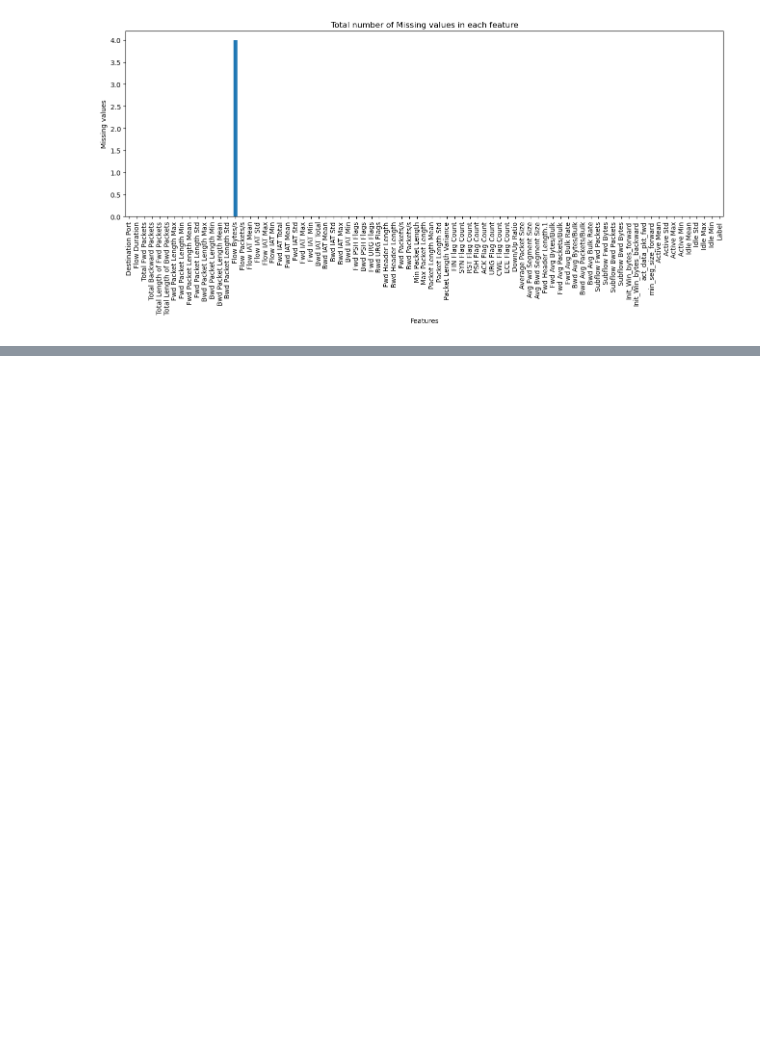
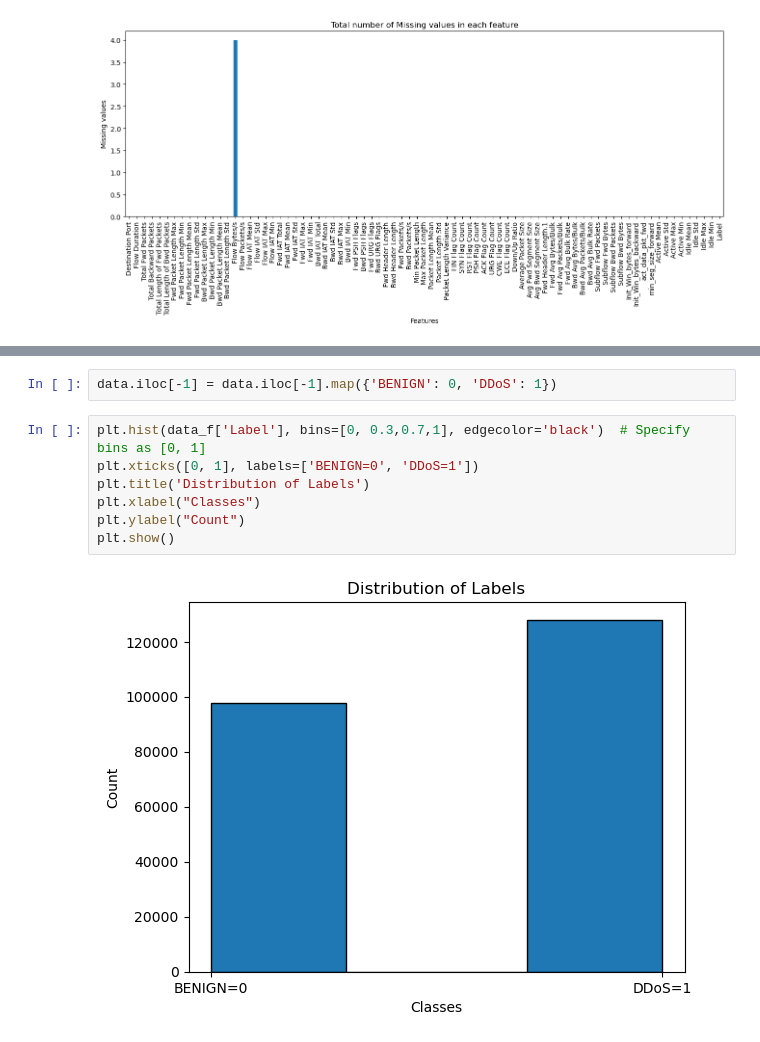
Before and after one commit to ahmed-arifgala/DDoS_Mitigation, a Jupyter notebook: DDoS_Mitigation.ipynb, the cells around one changed output, grey strips where cells are left out. Saved outputs shown, nothing was run; the diff lists cells and outputs as text; blank space fills up the shorter version.

```diff
--- a/DDoS_Mitigation.ipynb
+++ b/DDoS_Mitigation.ipynb
@@ -103,0 +148,11 @@ plotMissingValues(df)
+# %%
+data.iloc[-1] = data.iloc[-1].map({'BENIGN': 0, 'DDoS': 1})
+# %%
+plt.hist(data_f['Label'], bins=[0, 0.3,0.7,1], edgecolor='black')  # Specify bins as [0, 1]
+plt.xticks([0, 1], labels=['BENIGN=0', 'DDoS=1'])
+plt.title('Distribution of Labels')
+plt.xlabel("Classes")
+plt.ylabel("Count")
+plt.show()
+# %% [output]
+[figure, added]
```
Also changed, not shown: parts of 9 cells of this notebook.
